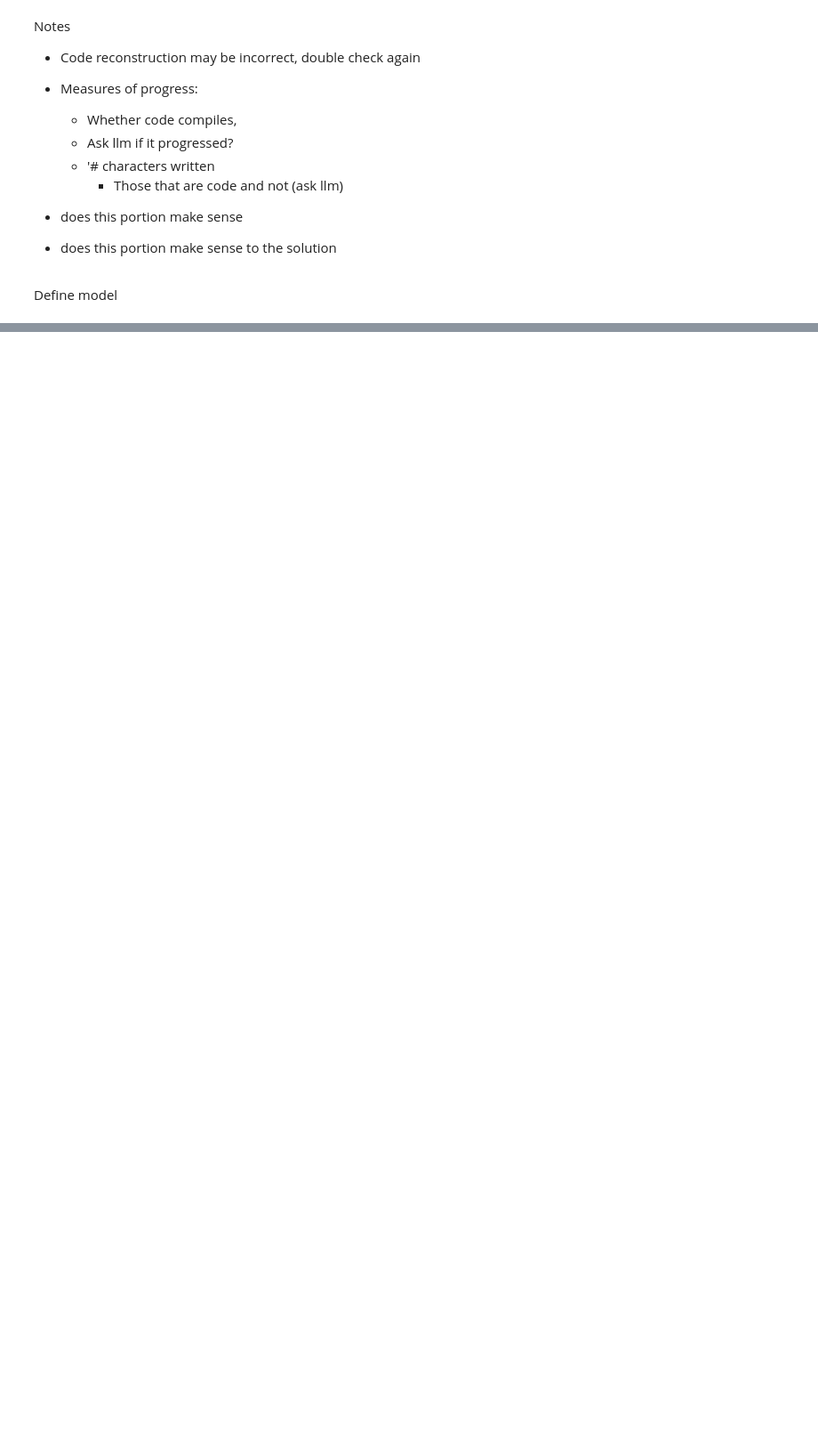
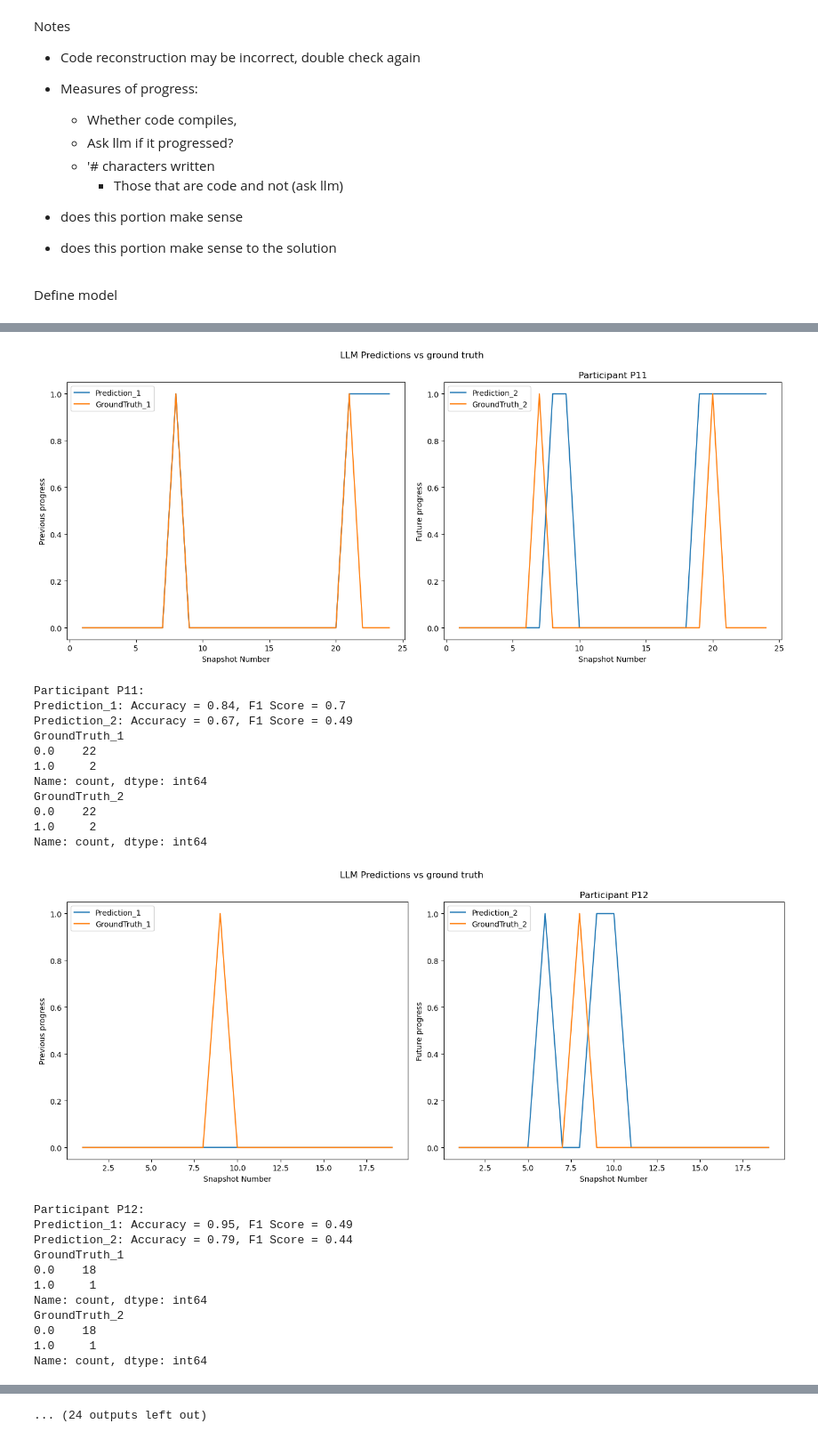
Before and after one commit to feyzijan/EDA_Productivity, a Jupyter notebook: KeylogAnalysisLLM.ipynb, the cells around one changed output, grey strips where cells are left out. Shown at 89% size. Cells and saved outputs as stored; diff of their text form; code cells hidden in the pictures; blank space fills up the shorter version.

Commit message:
llm predictions done

```diff
--- a/KeylogAnalysisLLM.ipynb
+++ b/KeylogAnalysisLLM.ipynb
@@ -217,2 +257,5 @@ Total tokens used:  233490
+# %%
+df_a3 = pd.read_csv("KeylogDatasets/a3_predictions.csv")
+df_a4 = pd.read_csv("KeylogDatasets/a4_predictions.csv")
 # %%
 df_a3
@@ -218,0 +278,32 @@ df_a3
+# %%
+def compute_ground_truths(df):
+    df = df.sort_values(by=['participant', 'snapshot']).reset_index(drop=True)
+
+    # Compute GroundTruth_1 and GroundTruth_2
+    df['GroundTruth_1'] = np.nan
+    df['GroundTruth_2'] = np.nan
+
+    participants = df['participant'].unique()
+
+    for participant in participants:
+        participant_df = df[df['participant'] == participant]
+        indices = participant_df.index
+
+        # Compute GroundTruth_1 : whether the student made progress in passing more test cases in the last n minutes
+        for i in indices[1:]:  # Skip the first snapshot
+            current_total = df.loc[i, 'total_points']
+            previous_total = df.loc[i - 1, 'total_points']
+            if df.loc[i - 1, 'participant'] == participant:
+                df.loc[i, 'GroundTruth_1'] = int(current_total > previous_total)
+
+        # Compute GroundTruth_2 : whether the student is on track to pass more test cases in the next n minutes
+        for i in indices[:-1]:  # Skip the last snapshot
+            current_total = df.loc[i, 'total_points']
+            next_total = df.loc[i + 1, 'total_points']
+            if df.loc[i + 1, 'participant'] == participant:
+                df.loc[i, 'GroundTruth_2'] = int(next_total > current_total)
+
+    return df
+# %%
+df_a3 = compute_ground_truths(df_a3)
+df_a4 = compute_ground_truths(df_a4)
@@ -218,0 +584,27 @@ df_a3
+# %%
+plot_predictions(df_a3)
+# %% [output]
+[figure, added]
+Participant P11:
+Prediction_1: Accuracy = 0.84, F1 Score = 0.7
+Prediction_2: Accuracy = 0.67, F1 Score = 0.49
+GroundTruth_1
+0.0    22
+1.0     2
+Name: count, dtype: int64
+GroundTruth_2
+0.0    22
+1.0     2
+Name: count, dtype: int64
+[figure, added]
+Participant P12:
+Prediction_1: Accuracy = 0.95, F1 Score = 0.49
+Prediction_2: Accuracy = 0.79, F1 Score = 0.44
+GroundTruth_1
+0.0    18
+1.0     1
+Name: count, dtype: int64
+GroundTruth_2
+0.0    18
+1.0     1
+Name: count, dtype: int64
@@ -218,0 +657 @@ df_a3
+... (24 outputs left out)
```
Also changed, not shown: parts of 31 cells of this notebook, 3 other files.
